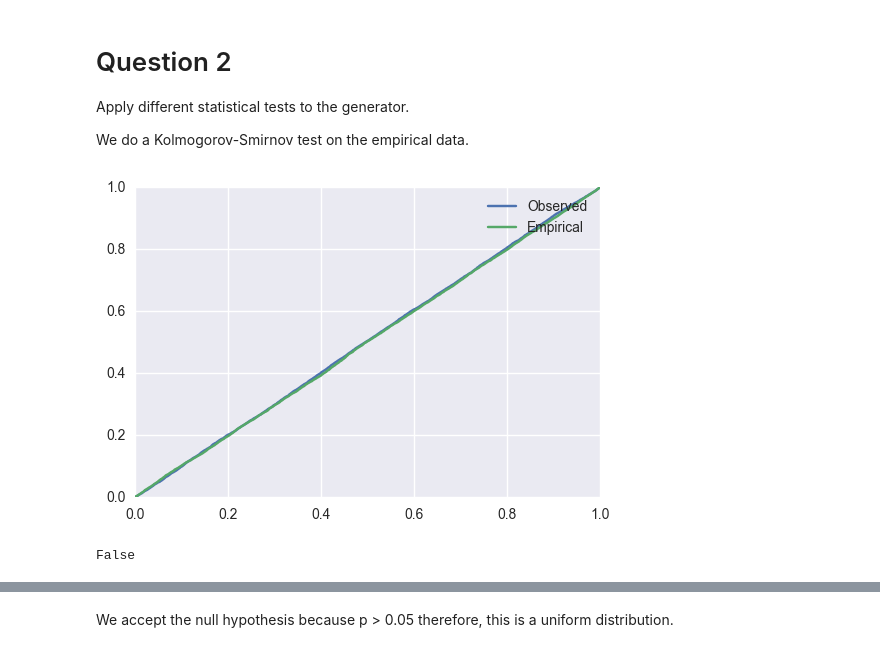
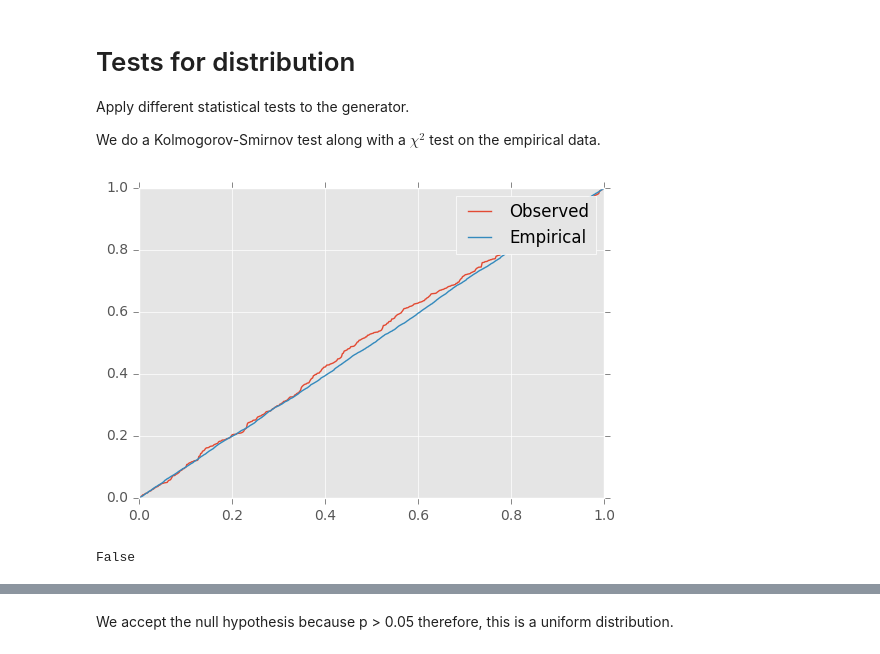
Before and after one commit to wohlert/mcmc-denoising, a Jupyter notebook: Exercise 1.ipynb, the cells around one changed output, grey strips where cells are left out. Drawn from its saved outputs; the diff is of its cells as text; code cells hidden in the pictures.

Commit message:
add plots

```diff
--- a/Exercise 1.ipynb
+++ b/Exercise 1.ipynb
@@ -5,7 +3,12 @@ import numpy as np
 
 Implement an LCG-based random number generator for uniform random numbers and experiment with different values for $a, c, M$.
 # %%
+import itertools
+
 def lcg(x_i, a, c, M):
     while True:
         x_i = (a * x_i + c) % M
         yield x_i/M
+
+lcg_generator = lcg(0, 135412, 5121, 1712289)
+take = lambda f, n: list(itertools.islice(f, n))
@@ -34,0 +15,9 @@ def lcg_r(seed, n):
+# %%
+import random
+import numpy as np
+
+n = 500
+
+%time lcg_uniform    = take(lcg_generator, n)
+%time python_uniform = [random.uniform(0, 1) for _ in range(n)]
+%time numpy_uniform  = np.random.uniform(0, 1, n)
@@ -95,0 +44,22 @@ plt.scatter(x, left_shift(x))
+# %%
+import matplotlib.pyplot as plt
+%matplotlib inline
+plt.style.use("ggplot")
+
+def right_shift(x):
+    return [0] + list(x)[:-1]
+
+f, (ax1, ax2, ax3) = plt.subplots(1, 3, figsize=(15, 5))
+
+ax1.scatter(lcg_uniform, right_shift(lcg_uniform))
+ax1.set_title("LCG uniform")
+
+ax2.scatter(python_uniform, right_shift(python_uniform))
+ax2.set_title("Python random uniform")
+
+ax3.scatter(numpy_uniform, right_shift(numpy_uniform))
+ax3.set_title("Numpy random uniform")
+
+f.suptitle("Density of random distribution with {} points".format(n))
+
+plt.show()
@@ -96,23 +68,21 @@ plt.scatter(x, left_shift(x))
 # %% [markdown]
-# Question 2
+# Tests for distribution
 
 Apply different statistical tests to the generator.
 
-We do a Kolmogorov-Smirnov test on the empirical data.
+We do a Kolmogorov-Smirnov test along with a $\chi^2$ test on the empirical data.
-# %%
-lcg_gen = lcg(0, 135412, 5121, 1712289)
-take = lambda f, n: list(islice(f, n))
 # %%
+x = take(lcg_generator, n)
 a, = plt.plot(1.0*np.arange(len(x))/(len(x) - 1), np.sort(x))
 
 y = np.random.uniform(0, 1, 10000)
 b, = plt.plot(1.0*np.arange(len(y))/(len(y) - 1), np.sort(y))
 
 plt.legend([a, b], ["Observed", "Empirical"])
 
 plt.show()
 # %% [output]
-[figure, old version]
+[figure, new version]
 # %%
 def ks(x):
     n = m = len(x)
@@ -122,10 +92,10 @@ def ks(x):
 
     # if True then reject
     return D > value
+
+ks(x)
+# %% [output]
+False
-# %%
-ks(x)
-# %% [output]
-False
 # %%
 from scipy.stats import kstest
 kstest(np.random.uniform(0, 1, 10000), 'uniform')
```
Also changed, not shown: parts of 20 cells of this notebook, 1 other file.
